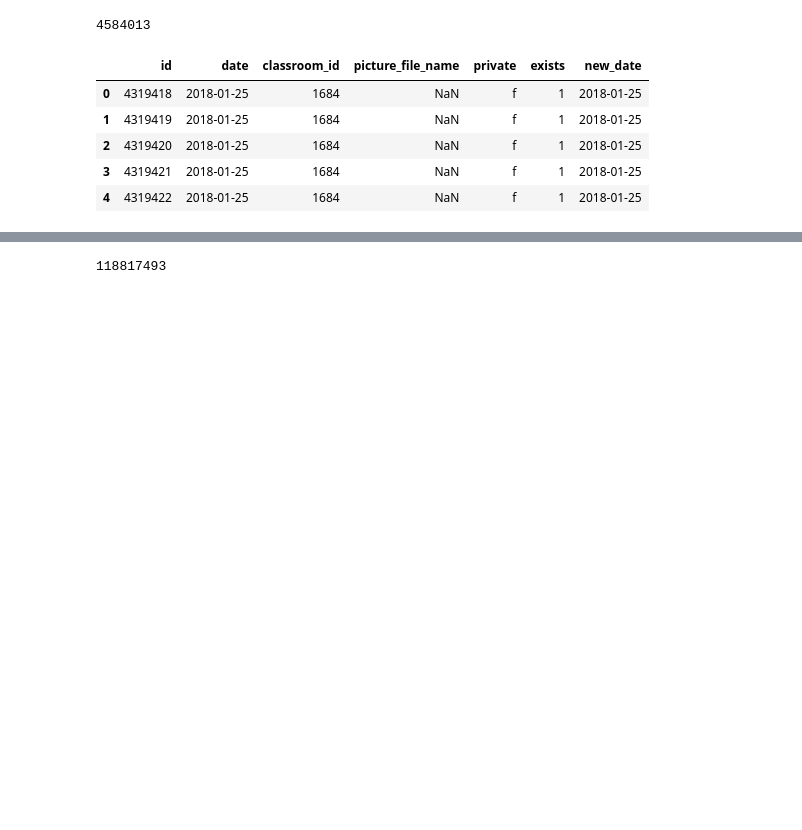
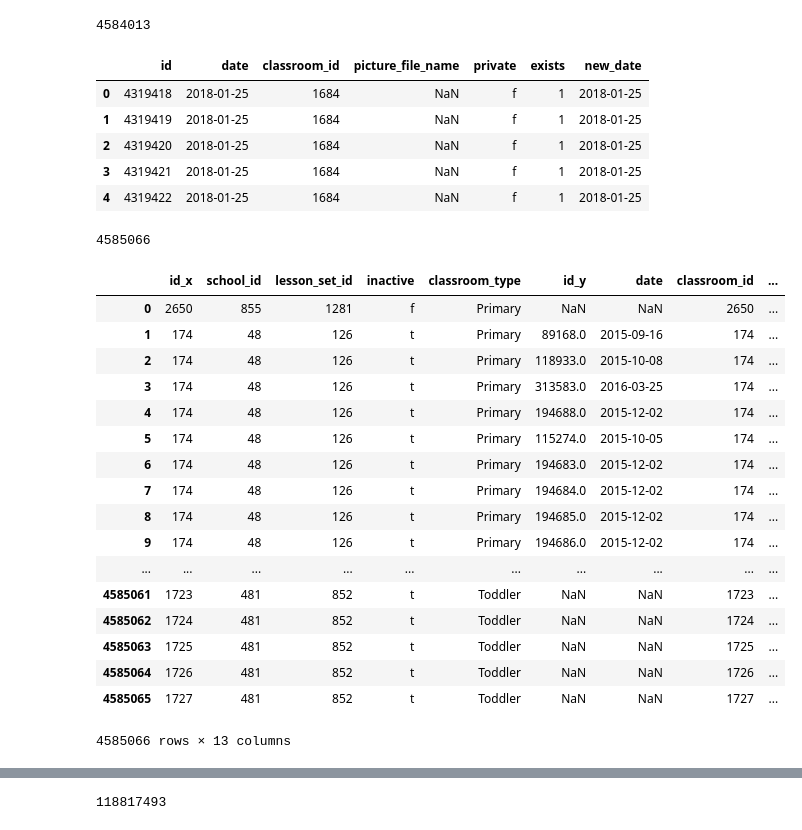
Before and after one commit to pgeurin/seniorskipday, a Jupyter notebook: src/eda.ipynb, the cells around one changed output, grey strips where cells are left out. Saved outputs shown, nothing was run; the diff lists cells and outputs as text; code cells hidden in the pictures; blank space fills up the shorter version.

```diff
--- a/src/eda.ipynb
+++ b/src/eda.ipynb
@@ -225,3 +230,31 @@ posts.head()
 | 2 | 4319420 | 2018-01-25 | 1684 | NaN | f | 1 | 2018-01-25 |
 | 3 | 4319421 | 2018-01-25 | 1684 | NaN | f | 1 | 2018-01-25 |
 | 4 | 4319422 | 2018-01-25 | 1684 | NaN | f | 1 | 2018-01-25 |
+# %%
+classrooms_merged = classrooms.merge(posts,how='outer', left_on='id', right_on='classroom_id')
+classrooms_merged['classroom_id']=classrooms_merged['id_x']
+classrooms_merged.drop('id_x', axis=1)
+classrooms_merged['post_id']=classrooms_merged['id_y']
+classrooms_merged.drop('id_y', axis=1)
+print(len(classrooms_merged))
+classrooms_merged
+# %% [output]
+4585066
+|  | id_x | school_id | lesson_set_id | inactive | classroom_type | id_y | date | classroom_id | ... |
+| 0 | 2650 | 855 | 1281 | f | Primary | NaN | NaN | 2650 | ... |
+| 1 | 174 | 48 | 126 | t | Primary | 89168.0 | 2015-09-16 | 174 | ... |
+| 2 | 174 | 48 | 126 | t | Primary | 118933.0 | 2015-10-08 | 174 | ... |
+| 3 | 174 | 48 | 126 | t | Primary | 313583.0 | 2016-03-25 | 174 | ... |
+| 4 | 174 | 48 | 126 | t | Primary | 194688.0 | 2015-12-02 | 174 | ... |
+| 5 | 174 | 48 | 126 | t | Primary | 115274.0 | 2015-10-05 | 174 | ... |
+| 6 | 174 | 48 | 126 | t | Primary | 194683.0 | 2015-12-02 | 174 | ... |
+| 7 | 174 | 48 | 126 | t | Primary | 194684.0 | 2015-12-02 | 174 | ... |
+| 8 | 174 | 48 | 126 | t | Primary | 194685.0 | 2015-12-02 | 174 | ... |
+| 9 | 174 | 48 | 126 | t | Primary | 194686.0 | 2015-12-02 | 174 | ... |
+| ... | ... | ... | ... | ... | ... | ... | ... | ... | ... |
+| 4585061 | 1723 | 481 | 852 | t | Toddler | NaN | NaN | 1723 | ... |
+| 4585062 | 1724 | 481 | 852 | t | Toddler | NaN | NaN | 1724 | ... |
+| 4585063 | 1725 | 481 | 852 | t | Toddler | NaN | NaN | 1725 | ... |
+| 4585064 | 1726 | 481 | 852 | t | Toddler | NaN | NaN | 1726 | ... |
+| 4585065 | 1727 | 481 | 852 | t | Toddler | NaN | NaN | 1727 | ... |
+4585066 rows × 13 columns
```
Also changed, not shown: parts of 6 cells of this notebook.
